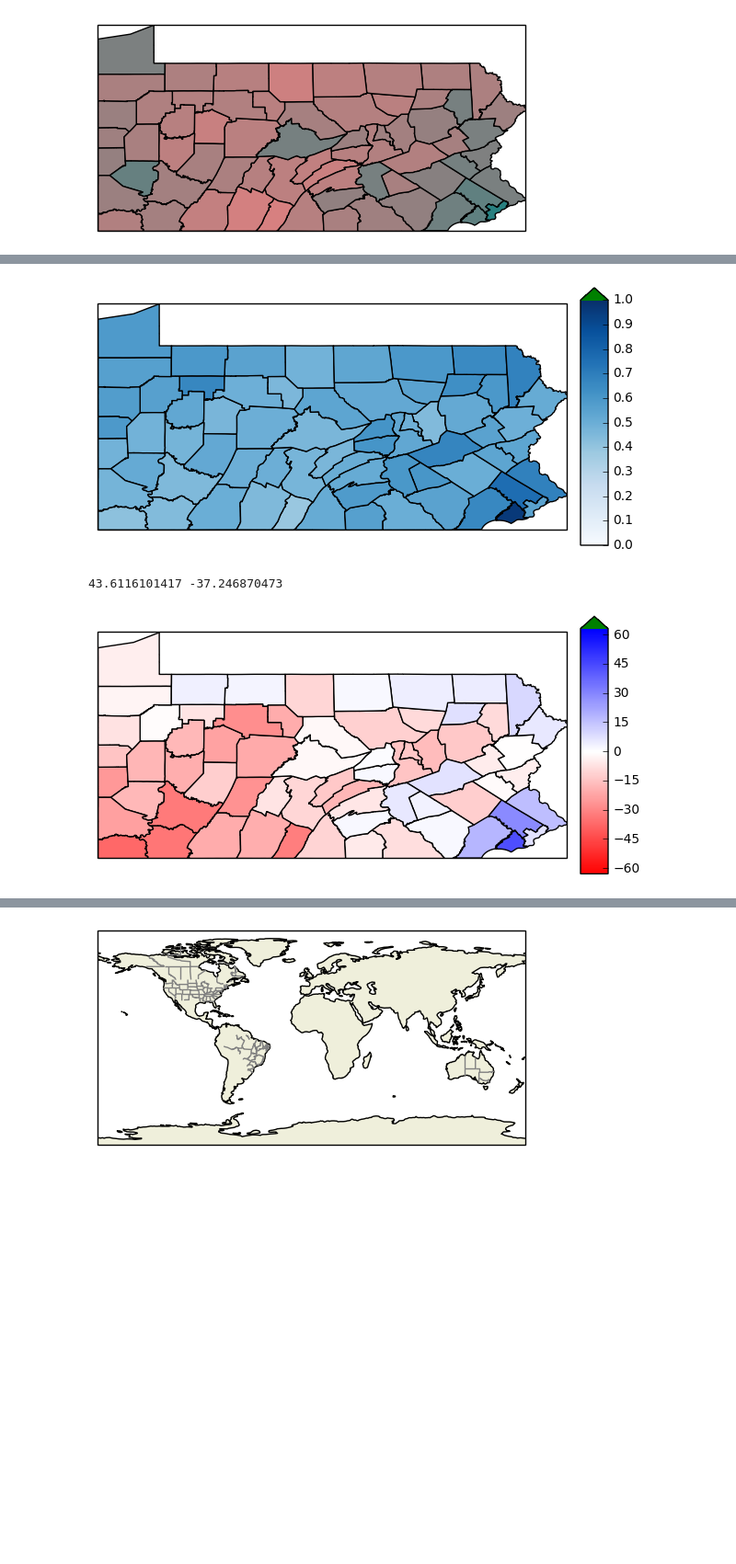
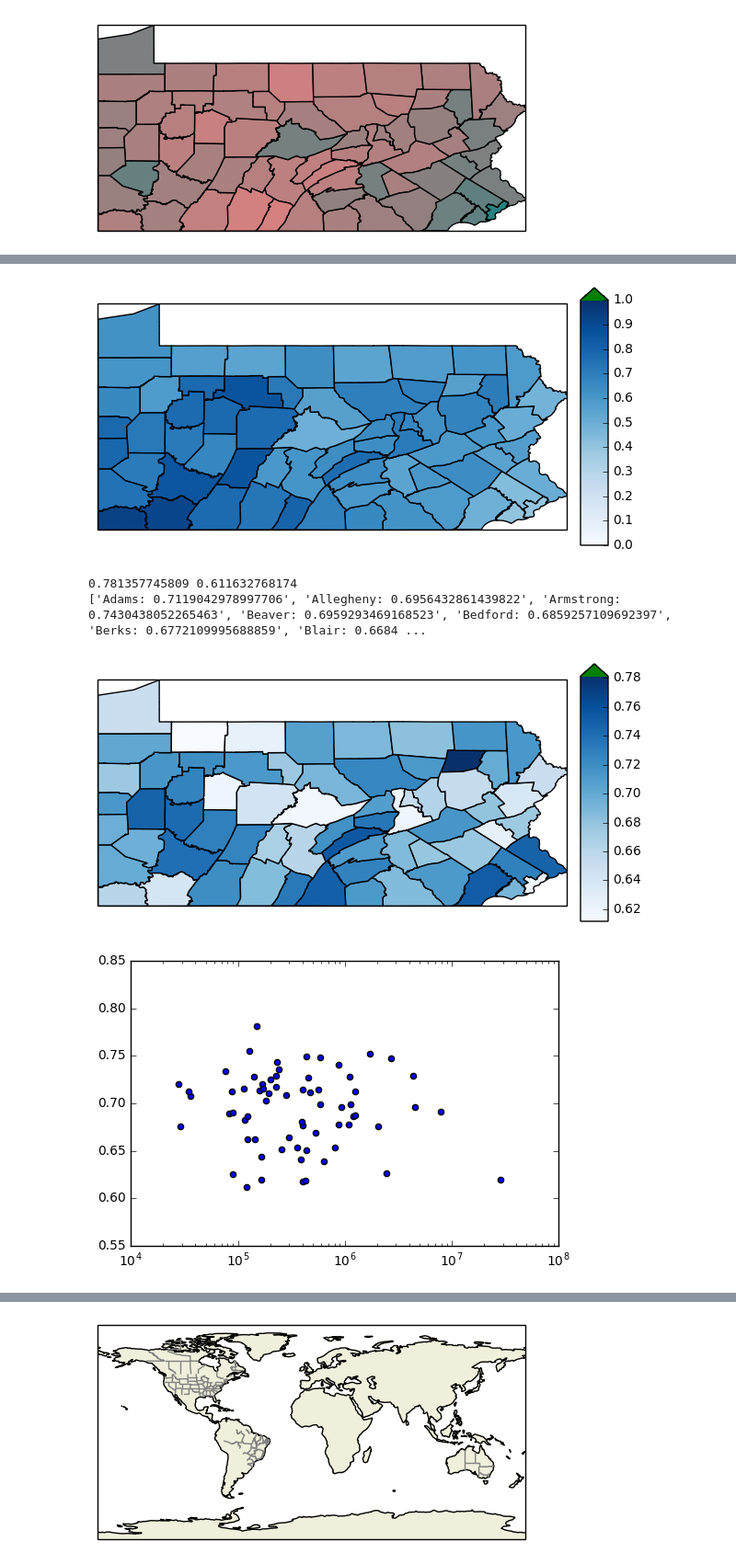
Before and after one commit to oderby/elections_2016, a Jupyter notebook: plot_pa.ipynb, the cells around one changed output, grey strips where cells are left out. Shown at 92% size. Cells and saved outputs as stored; diff of their text form; code cells hidden in the pictures; blank space fills up the shorter version.

```diff
--- a/plot_pa.ipynb
+++ b/plot_pa.ipynb
@@ -76,10 +90,12 @@ VOTERS['Allegheny']
 # %%
-dem_votes = sum([k[CLINTON] for k in COUNTY_RESULTS.values()])
-rep_votes = sum([k[TRUMP] for k in COUNTY_RESULTS.values()])
+dem_votes = sum([k[DC] for k in COUNTY_RESULTS.values()])
+rep_votes = sum([k[RC] for k in COUNTY_RESULTS.values()])
 total = sum([sum(k.values()) for k in COUNTY_RESULTS.values()])
-winner = CLINTON
+vap = sum([VOTERS[k]["ALL"] for k in VOTERS.keys()])
+winner = DC
 if rep_votes > dem_votes:
-    winner = TRUMP
+    winner = RC
 print(winner+" won the election by " + str(round(abs(dem_votes-rep_votes)/total*100, 2)) + "%")
 print("there was a total of " + str(int(total)) + " votes cast")
+print("voter turnout for state was " + str(round(total/vap*100,2)) + "% (" + str(int(total)) + " of " +str(int(vap)) + ")")
 # %% [output]
@@ -109,7 +126,7 @@ values = {}
 for county,v in COUNTY_SHAPES.items():
     meta = COUNTY_RESULTS[county]
     total = sum(meta.values())
-    values[county] = (meta[TRUMP]/total,0.5,0.5)
+    values[county] = (meta[RC]/total,0.5,0.5)
 plot_pa_data(values)
 # %% [output]
 [figure]
@@ -154,14 +171,14 @@ values = {}
 for k,v in COUNTY_SHAPES.items():
     meta = COUNTY_RESULTS[k]
     total = sum(meta.values())
-    clinton = meta[CLINTON]
-    trump = meta[TRUMP]
+    clinton = meta[DC]
+    trump = meta[RC]
     vap = VOTERS[k]["ALL"]
 #     color = total/vap
 #     value = int(meta["CLINTON, HILLARY"])/int(VOTERS[k]["DEM"])
 #     value = int(meta["TRUMP, DONALD J"])/int(VOTERS[k]["REP"])
 #     value = int(meta["TRUMP, DONALD J"])/sum([int(VOTERS[k]["REP"]), int(VOTERS[k]["OTH"]), int(VOTERS[k]["NOF"])])
-    value = trump/((vap-VOTERS[k]["DEM"])-(total-trump-clinton))
+    value = trump/((vap-VOTERS[k][DEM])-(total-trump-clinton))
 #     value = clinton/((vap-VOTERS[k]["REP"])-(total-trump-clinton))
     color = colormap(value)
     values[k] = color
@@ -170,45 +187,58 @@ for k,v in COUNTY_SHAPES.items():
 
 plot_pa_data(values, cmap=colormap)
 # %% [output]
-[figure, old version]
+[figure, new version]
 # %%
-colormap = cm.get_cmap("bwr_r")
+# colormap = cm.get_cmap("bwr_r")
+colormap = cm.get_cmap("Blues")
 colormap.set_bad('orange')
 colormap.set_over('g')
 colormap.set_under('k')
 
 norm = colors.Normalize()
 
 to_plot = []
 for county,v in COUNTY_SHAPES.items():
     meta = COUNTY_RESULTS[county]
     total = sum(meta.values())
-    clinton = meta[CLINTON]
-    trump = meta[TRUMP]
+    clinton = meta[DC]
+    trump = meta[RC]
     vap = VOTERS[county]["ALL"]
 
     republicans = VOTERS[county]["REP"]/vap*100
     democrats = VOTERS[county]["DEM"]/vap*100
     value = ((clinton-trump)/total*100)-(democrats-republicans)
-    to_plot.append((county, v, value))
+    value =total/vap
+    d = vap/v.area
+    to_plot.append((county, v, value, d))
 
 norm.autoscale_None([k[2] for k in to_plot])
 print(norm.vmax, norm.vmin)
-m = 63#max(abs(norm.vmax), abs(norm.vmin))
-norm = colors.Normalize(vmin=-m, vmax=m)
+m = max(abs(norm.vmax), abs(norm.vmin))
+# norm = colors.Normalize(vmin=-m, vmax=m)
 
 sm = cm.ScalarMappable(norm=norm, cmap=colormap)
 
 values = {}
-for (county, shape, value) in to_plot:
+for (county, shape, value, g) in to_plot:
     color = sm.to_rgba(value)
     values[county] = color
-#     print("sm:", k, value, color)
+#     print("sm:", county, value, color)
+
+print([x[0] + ": " + str(x[2]) for x in sorted(to_plot, key=lambda x: x[0])])
 
 plot_pa_data(values, cmap=colormap, norm=norm)
+
+plt.figure()
+plt.scatter([x[3] for x in to_plot], [x[2] for x in to_plot])
+ax = plt.gca()
+ax.set_xscale('log')
+plt.show()
 # %% [output]
-43.6116101417 -37.246870473
+0.781357745809 0.611632768174
+['Adams: 0.7119042978997706', 'Allegheny: 0.6956432861439822', 'Armstrong: 0.7430438052265463', 'Beaver: 0.6959293469168523', 'Bedford: 0.6859257109692397', 'Berks: 0.6772109995688859', 'Blair: 0.6684 ...
-[figure, old version]
+[figure, new version]
+[figure, added]
 # %%
 x=[]
 clintons = []
```
Also changed, not shown: parts of 11 cells of this notebook, 2 other files.
